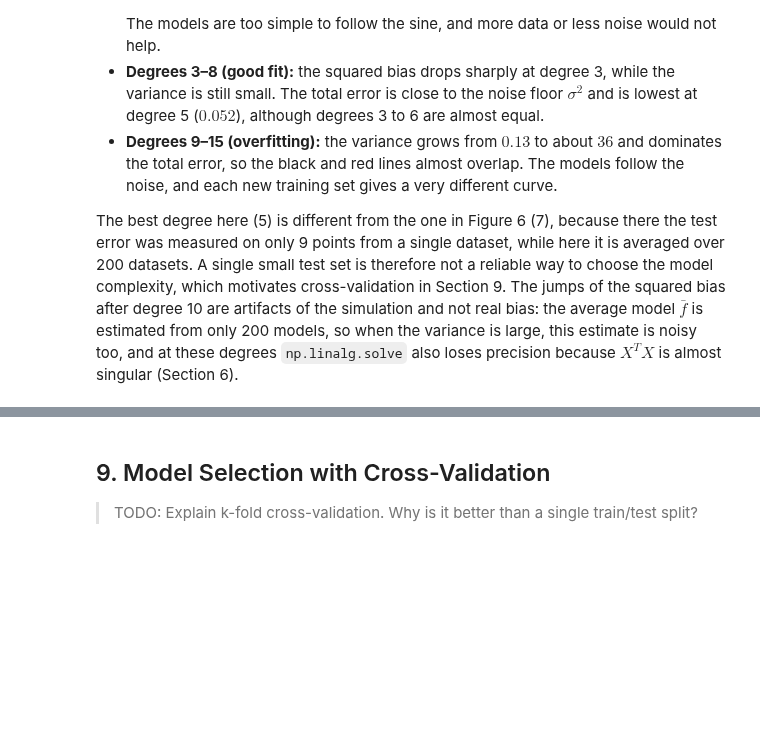
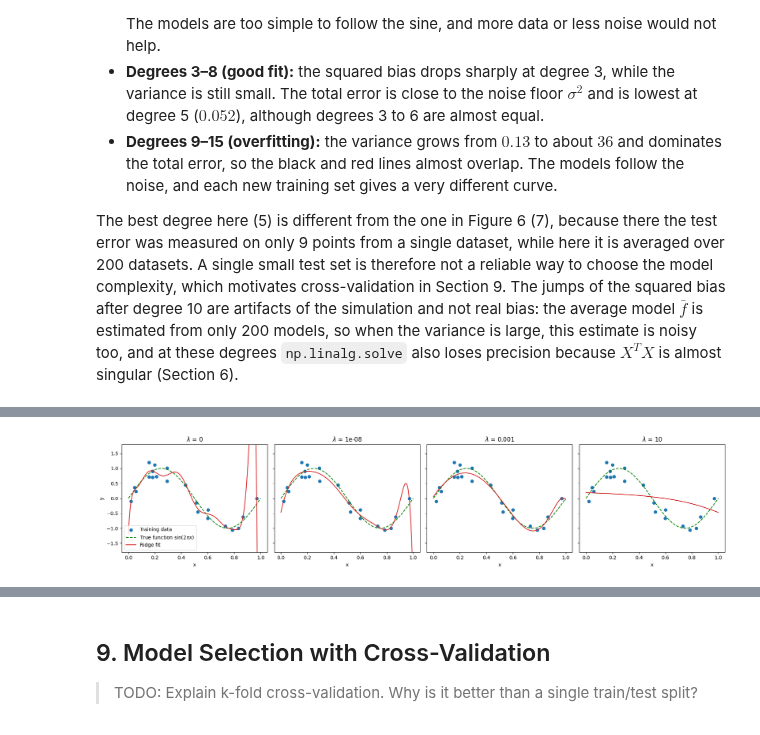
Before and after one commit to eleonorakuteva/overfitting-and-regularization, a Jupyter notebook: main.ipynb, the cells around one changed output, grey strips where cells are left out. Saved outputs shown, nothing was run; the diff lists cells and outputs as text; code cells hidden in the pictures; blank space fills up the shorter version.

Commit message:
Add Ridge and Lasso regularization with coefficient paths and geometric interpretation

```diff
--- a/main.ipynb
+++ b/main.ipynb
@@ -589,0 +616,15 @@ $$ L(\mathbf{w}) = \lVert \mathbf{y} - X\mathbf{w} \rVert^2 + \lambda \lVert \ma
+# %%
+degree = 9
+X_train_poly = polynomial_features(x_train, degree)
+
+# Check 1: with lambda = 0, Ridge must give the same weights as linear regression
+w_ridge_zero = fit_ridge_regression(X_train_poly, y_train, 0)
+w_linear = fit_linear_regression(X_train_poly, y_train)
+print("lambda = 0 same as linear regression?", np.allclose(w_ridge_zero, w_linear))
+
+# Check 2: compare with scikit-learn's Ridge
+regularization_strength = 0.001
+w_ridge = fit_ridge_regression(X_train_poly, y_train, regularization_strength)
+sk_ridge = Ridge(alpha=regularization_strength, fit_intercept=False)
+sk_ridge.fit(X_train_poly, y_train)
+print("Same weights as sklearn?", np.allclose(w_ridge, sk_ridge.coef_))
@@ -592,0 +638,28 @@ $$ L(\mathbf{w}) = \lVert \mathbf{y} - X\mathbf{w} \rVert^2 + \lambda \lVert \ma
+# %%
+degree = 15
+regularization_strengths = [0, 1e-8, 1e-3, 10]
+
+X_train_poly = polynomial_features(x_train, degree)
+X_plot_poly = polynomial_features(x_plot, degree)
+
+fig, axes = plt.subplots(1, 4, figsize=(18, 4), sharey=True)
+
+for ax, regularization_strength in zip(axes, regularization_strengths):
+    # 1. Fit Ridge with this lambda and predict on x_plot
+    w_ridge = fit_ridge_regression(X_train_poly, y_train, regularization_strength)
+    y_plot_ridge = predict(X_plot_poly, w_ridge)
+
+    # 2. Plot (same as Figure 5)
+    ax.scatter(x_train, y_train, color="tab:blue", label="Training data")
+    ax.plot(x_plot, true_function(x_plot), "g--", label=r"True function $\sin(2\pi x)$")
+    ax.plot(x_plot, y_plot_ridge, color="tab:red", label="Ridge fit")
+    ax.set_title(f"$\\lambda$ = {regularization_strength:g}")
+    ax.set_xlabel("x")
+    ax.set_ylim(-1.8, 1.8)
+
+axes[0].set_ylabel("y")
+axes[0].legend(loc="lower left")
+plt.tight_layout()
+plt.show()
+# %% [output]
+[figure, added]
```
Also changed, not shown: parts of 16 cells of this notebook.
